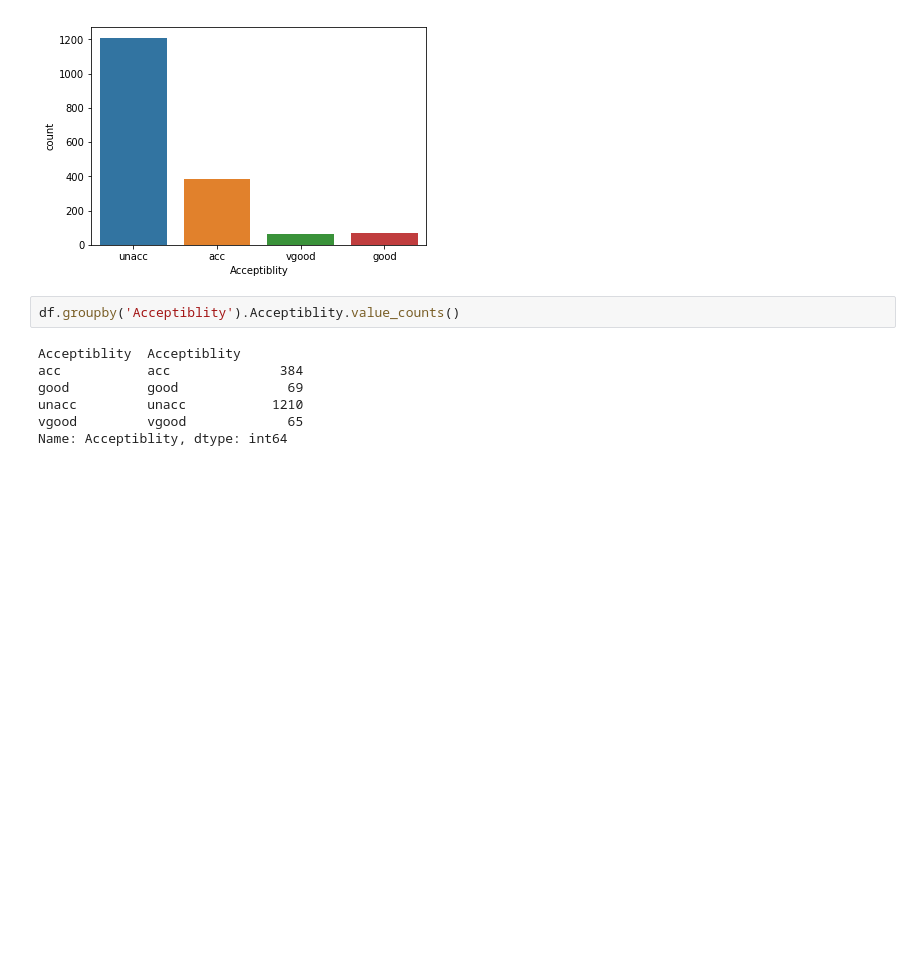
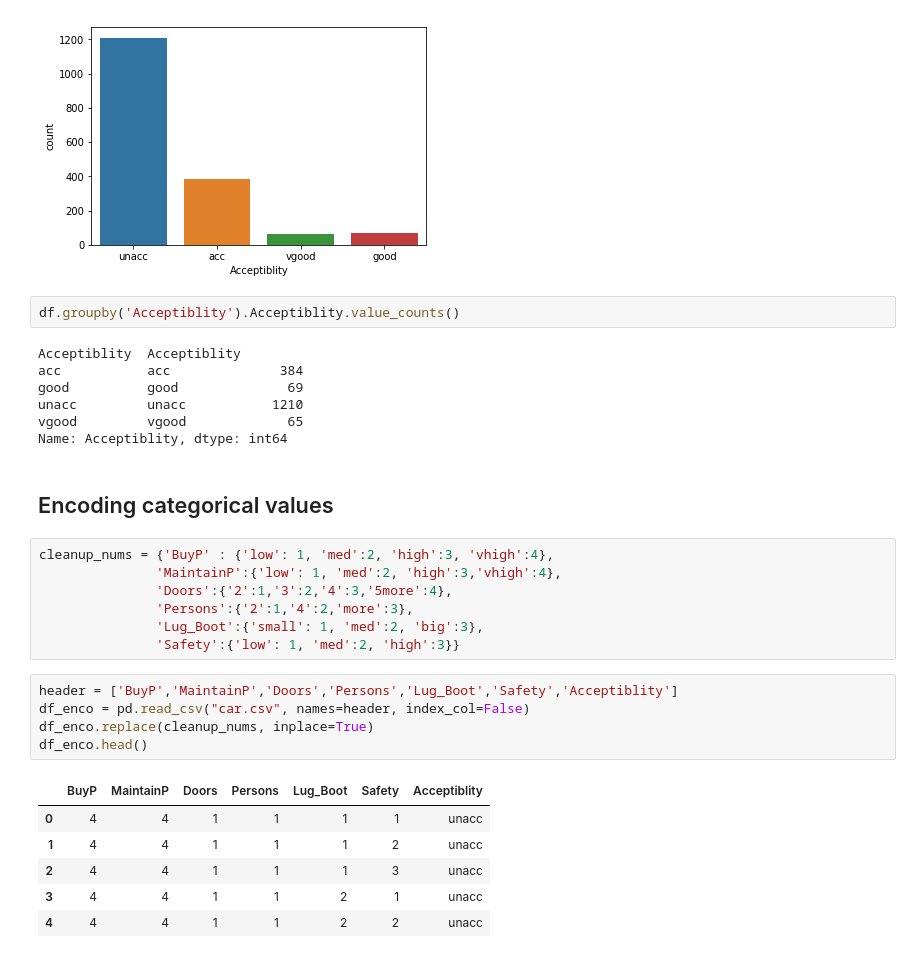
Before and after one commit to AbdullahAlSajid/Car-Acceptability-Classification, a Jupyter notebook: script .ipynb, the cells around one changed output. Saved outputs shown, nothing was run; the diff lists cells and outputs as text; blank space fills up the shorter version.

```diff
--- a/script .ipynb
+++ b/script .ipynb
@@ -200,3 +200,24 @@ good          good              69
 unacc         unacc           1210
 vgood         vgood             65
 Name: Acceptiblity, dtype: int64
+# %% [markdown]
+## Encoding categorical values
+# %%
+cleanup_nums = {'BuyP' : {'low': 1, 'med':2, 'high':3, 'vhigh':4},
+               'MaintainP':{'low': 1, 'med':2, 'high':3,'vhigh':4},
+               'Doors':{'2':1,'3':2,'4':3,'5more':4},
+               'Persons':{'2':1,'4':2,'more':3},
+               'Lug_Boot':{'small': 1, 'med':2, 'big':3},
+               'Safety':{'low': 1, 'med':2, 'high':3}}
+# %%
+header = ['BuyP','MaintainP','Doors','Persons','Lug_Boot','Safety','Acceptiblity']
+df_enco = pd.read_csv("car.csv", names=header, index_col=False)
+df_enco.replace(cleanup_nums, inplace=True)
+df_enco.head()
+# %% [output]
+|  | BuyP | MaintainP | Doors | Persons | Lug_Boot | Safety | Acceptiblity |
+| 0 | 4 | 4 | 1 | 1 | 1 | 1 | unacc |
+| 1 | 4 | 4 | 1 | 1 | 1 | 2 | unacc |
+| 2 | 4 | 4 | 1 | 1 | 1 | 3 | unacc |
+| 3 | 4 | 4 | 1 | 1 | 2 | 1 | unacc |
+| 4 | 4 | 4 | 1 | 1 | 2 | 2 | unacc |
```
Also changed, not shown: parts of 8 cells of this notebook.
